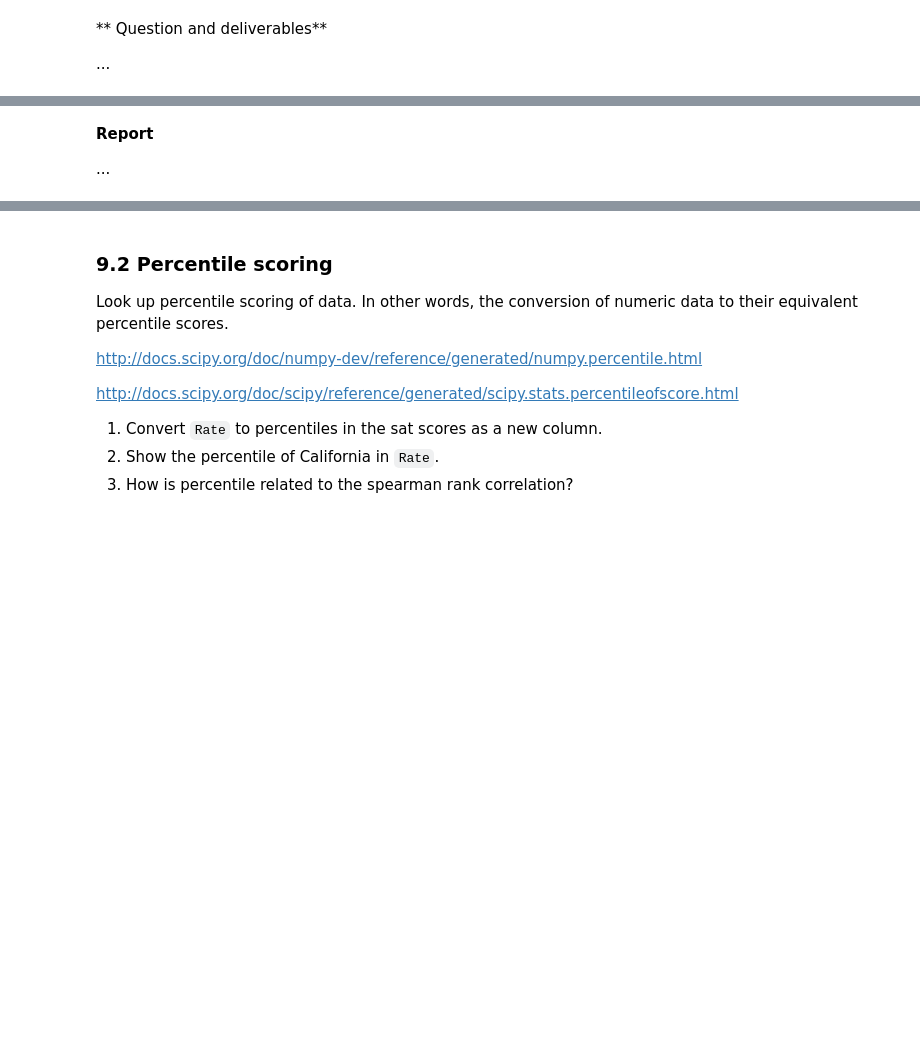
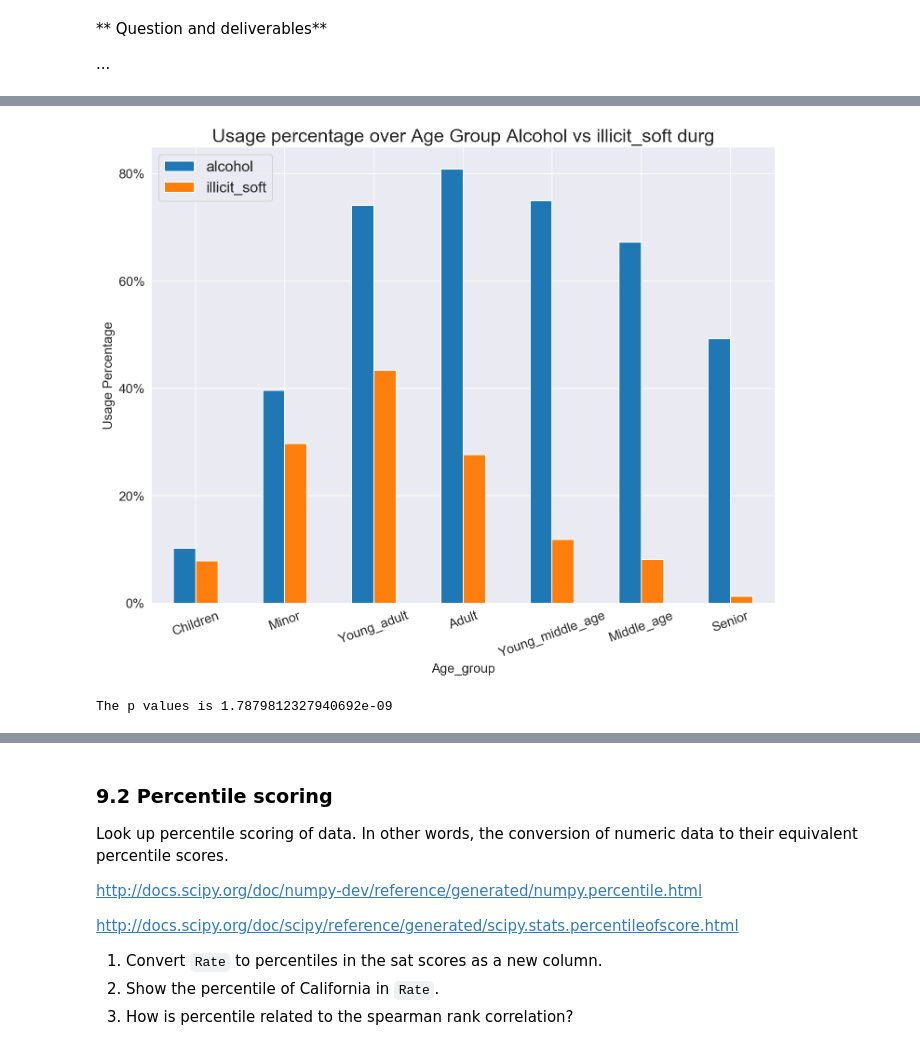
Before and after one commit to Miaowshroom/project2, a Jupyter notebook: project-02-v2-starter-code-seperatetable.ipynb, the cells around one changed output, grey strips where cells are left out. Cells and saved outputs as stored; diff of their text form; code cells hidden in the pictures; blank space fills up the shorter version.

```diff
--- a/project-02-v2-starter-code-seperatetable.ipynb
+++ b/project-02-v2-starter-code-seperatetable.ipynb
@@ -930,0 +1255,3 @@ Some of you may want to jump ahead to "modeling" data to answer your question. T
+# %%
+# get the usage per age group
+al_soft_usage = drug_age_type[['alcohol', 'illicit_soft']]
@@ -931,4 +1282,15 @@ Some of you may want to jump ahead to "modeling" data to answer your question. T
 # %%
 #h1: soft illege drug has a different age disturbution compare to alcohol usage
 # deliverable: 1. get usage percentage per age group for alcohol and soft illege drugs. 2. visual distribution over age 3. chi square test.
-drug_age_type.plot(x='age_mean', y=list(drug_type.keys()), style='-*', fontsize=15, xlim=(11, 66))
+# plot the usage of age group over drug types
+fig7, ax7 = plt.subplots(1,1);
+al_soft_usage.plot(kind='bar', figsize=(12,9), ax=ax7)
+plt.title("Usage percentage over Age Group Alcohol vs illicit_soft durg", fontsize=20)
+ax7.set_xticklabels(list(al_soft_usage.index), fontsize=14, rotation=20 )
+ax7.set_yticks(list(range(0,100,20)))
+ax7.set_yticklabels([str(ele)+'%' for ele in list(range(0,100,20))], fontsize=14 );
+ax7.set_xlabel('Age_group',fontsize=14)
+ax7.set_ylabel('Usage Percentage',fontsize=14)
+plt.legend(loc=2, prop={'size': 16});
+# %% [output]
+[figure, added]
@@ -944,10 +1303,6 @@ def distribution_chi2(dist_1, dist_2):
     results = stats.chi2_contingency(test_table)
     print(f'The p values is {results[1]}')
 # %%
-distribution_chi2(list(drug_use_age.alcohol.values), list(drug_use_age.marijuana.values))
+distribution_chi2(al_soft_usage.alcohol.values, al_soft_usage.illicit_soft.values)
+# %% [output]
+The p values is 1.7879812327940692e-09
-# %% [markdown]
-**Report**
-
-
-
-...
```
Also changed, not shown: parts of 77 cells of this notebook, 1 other file.
